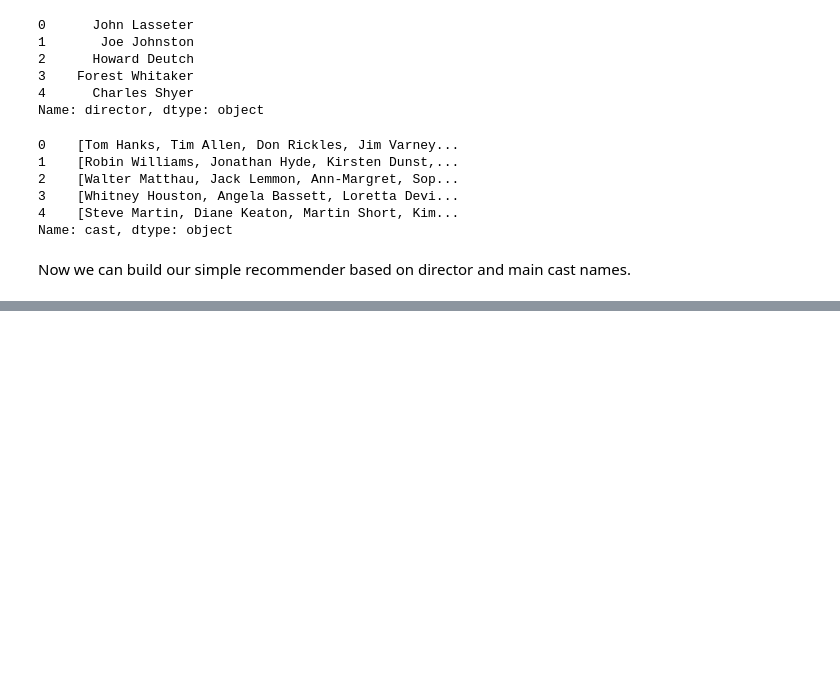
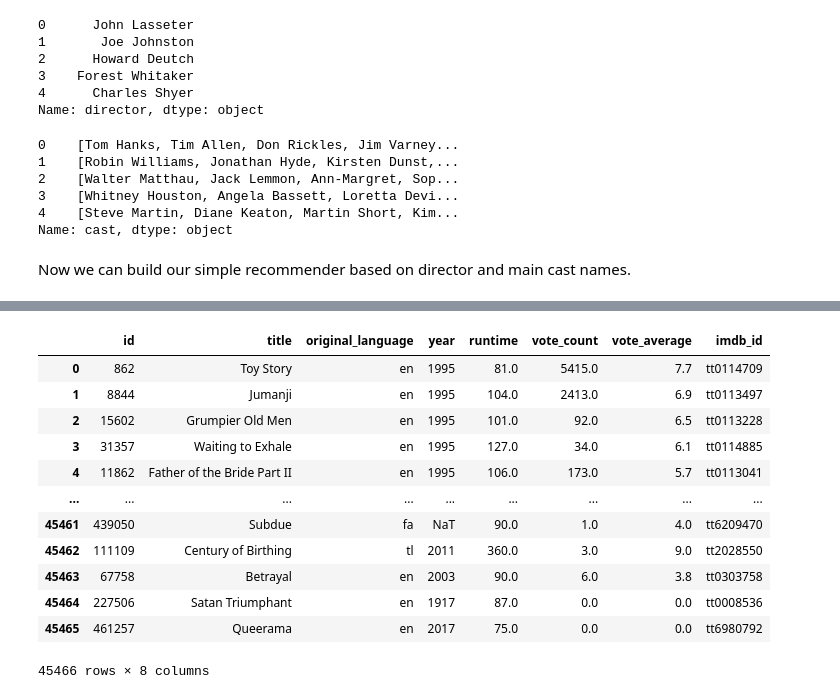
Before and after one commit to XiaoxuanLu/Movie_recommender_system, a Jupyter notebook: Simple_recommender.ipynb, the cells around one changed output, grey strips where cells are left out. Saved outputs shown, nothing was run; the diff lists cells and outputs as text; code cells hidden in the pictures; blank space fills up the shorter version.

```diff
--- a/Simple_recommender.ipynb
+++ b/Simple_recommender.ipynb
@@ -506,0 +535,18 @@ build_cast_chart("Tom Hanks", 0.85)
+# %%
+dataset = md[['id','title','original_language','year', 'runtime','vote_count','vote_average','imdb_id']]
+# %%
+dataset
+# %% [output]
+|  | id | title | original_language | year | runtime | vote_count | vote_average | imdb_id |
+| 0 | 862 | Toy Story | en | 1995 | 81.0 | 5415.0 | 7.7 | tt0114709 |
+| 1 | 8844 | Jumanji | en | 1995 | 104.0 | 2413.0 | 6.9 | tt0113497 |
+| 2 | 15602 | Grumpier Old Men | en | 1995 | 101.0 | 92.0 | 6.5 | tt0113228 |
+| 3 | 31357 | Waiting to Exhale | en | 1995 | 127.0 | 34.0 | 6.1 | tt0114885 |
+| 4 | 11862 | Father of the Bride Part II | en | 1995 | 106.0 | 173.0 | 5.7 | tt0113041 |
+| ... | ... | ... | ... | ... | ... | ... | ... | ... |
+| 45461 | 439050 | Subdue | fa | NaT | 90.0 | 1.0 | 4.0 | tt6209470 |
+| 45462 | 111109 | Century of Birthing | tl | 2011 | 360.0 | 3.0 | 9.0 | tt2028550 |
+| 45463 | 67758 | Betrayal | en | 2003 | 90.0 | 6.0 | 3.8 | tt0303758 |
+| 45464 | 227506 | Satan Triumphant | en | 1917 | 87.0 | 0.0 | 0.0 | tt0008536 |
+| 45465 | 461257 | Queerama | en | 2017 | 75.0 | 0.0 | 0.0 | tt6980792 |
+45466 rows × 8 columns
```
Also changed, not shown: parts of 6 cells of this notebook.
